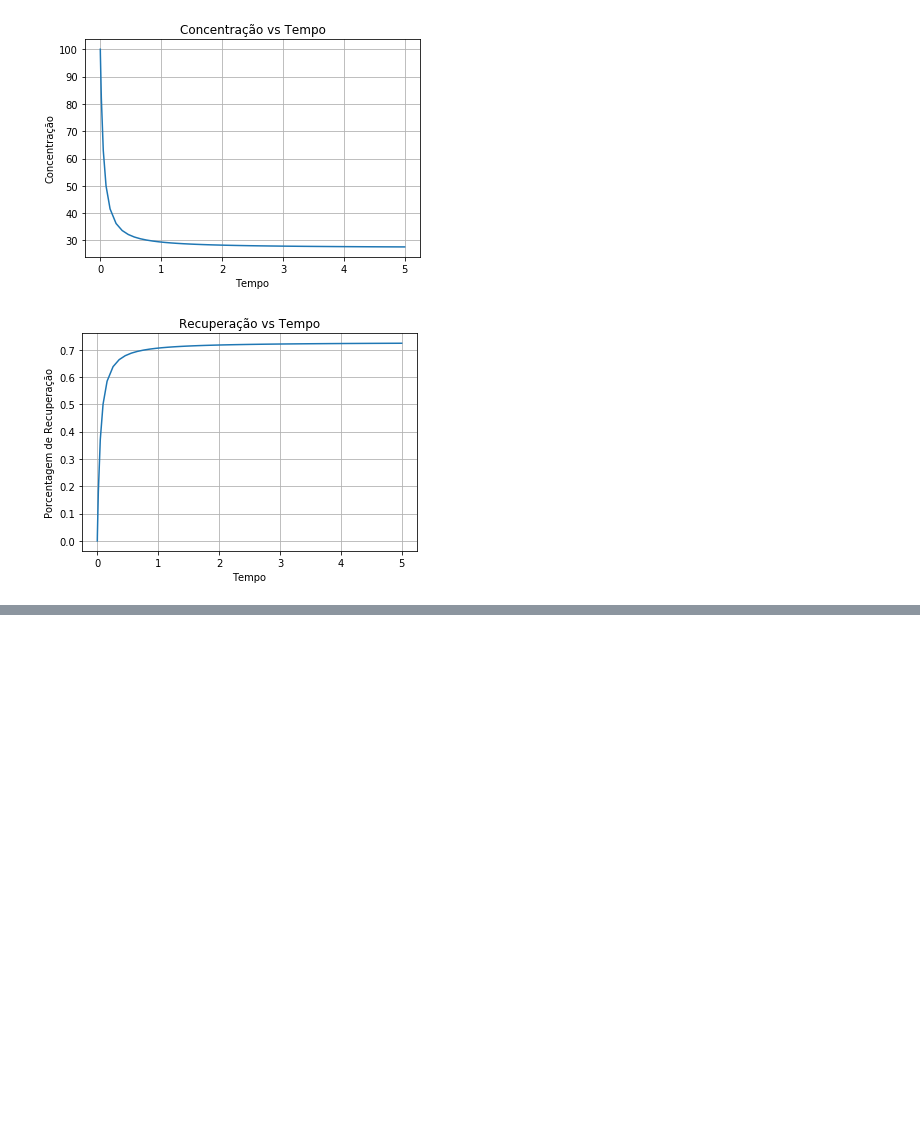
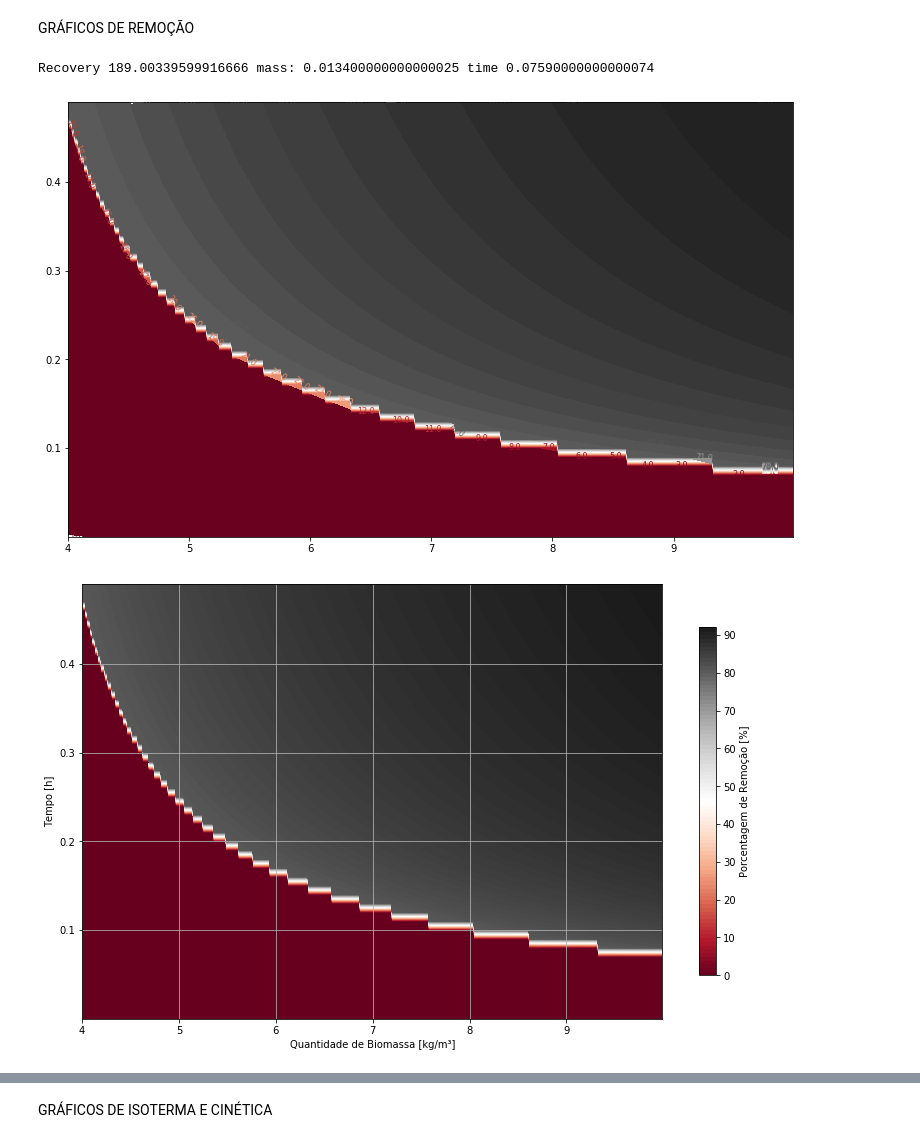
Before and after one commit to arthurcapati/adsorption, a Jupyter notebook: tanque_de_adsorcao.ipynb, the cells around one changed output, grey strips where cells are left out. Drawn from its saved outputs; the diff is of its cells as text; code cells hidden in the pictures; blank space fills up the shorter version.

```diff
--- a/tanque_de_adsorcao.ipynb
+++ b/tanque_de_adsorcao.ipynb
@@ -7,5 +8,5 @@ from scipy.integrate import quad, solve_ivp
 # %%
-class IsotermAdsorption:
+class Isoterm:
 
     @staticmethod
     def langmuir(Ce: float, qml: float, Kl: float):
@@ -121,16 +200,3 @@ class AdsorptionTank:
         plt.ylabel("Porcentagem de Recuperação")
         plt.title("Recuperação vs Tempo")
         plt.grid()
-# %%
-isoterm_dict = {'qml': 120.48, 'Kl': 1.59e-2}
-kinetics_dic = {'k': .12}
-tank = AdsorptionTank(IsotermAdsorption.langmuir, isoterm_dict, KineticsAdorption.second_order, knetics_dic)
-t, c = tank.calculate_concentration(100, 2, 1, 5)
-# %%
-tank.plot_concentration()
-# %% [output]
-[figure, removed]
-# %%
-tank.plot_recovery()
-# %% [output]
-[figure, removed]
@@ -136,0 +239,55 @@ tank.plot_recovery()
+# %% [markdown]
+GRÁFICOS DE REMOÇÃO
+# %%
+for adsorvent in ['biomass', 'coal']:
+    #LIMITES DO GRÁFICO
+    if adsorvent=='biomass':
+        mass_adsorptions = np.arange(4,10,0.01)
+        times = np.arange(0.0001, 0.5, 0.01)
+    else:
+        mass_adsorptions = np.arange(0.004,0.014,0.0001)
+        times = np.arange(0.05, 0.25, 0.0001)
+
+    MASS = np.array([[]])
+    TIME = np.array([[]])
+    REMOVE = np.array([[]])
+    i = 0
+
+    #GERA OS DADOS
+    for time in times:
+        time_array = np.array([])
+        mass_adsorption_array = np.array([])
+        removes = np.array([])
+        for mass_adsorption in mass_adsorptions:
+            remove = my_problem(time, mass_adsorption, adsorvent=adsorvent)
+            time_array =  np.append(time_array, time)
+            mass_adsorption_array =  np.append(mass_adsorption_array, mass_adsorption)
+            removes = np.append(removes, remove)
+
+        if i==0:
+            MASS = np.array([mass_adsorption_array])
+            TIME = np.array([time_array])
+            REMOVE = np.array([removes])
+        else:
+            TIME = np.append(TIME, [time_array], axis=0)
+            MASS = np.append(MASS, [mass_adsorption_array], axis=0)
+            REMOVE = np.append(REMOVE, [removes], axis=0)
+        i += 1
+
+    # GERA AS IMAGENS
+
+    fig, ax = plt.subplots(figsize=(13,8))
+    contours=ax.contourf(mass_adsorptions,times,REMOVE*100,100, cmap='RdGy')
+    fig, ax = plt.subplots(figsize=(13,8))
+    plt.contourf(mass_adsorptions,times,REMOVE, 1000, cmap='RdGy')
+    plt.colorbar(contours, shrink=0.80,label="Porcentagem de Remoção [%]")
+    plt.clabel(contours, inline=True, fontsize=8, fmt='%.1f')
+    plt.xlabel('Quantidade de Biomassa [kg/m³]')
+    plt.ylabel('Tempo [h]')
+    # plt.title('Porcentagem em função do tempo e quantidade de biomassa ')
+    plt.grid()
+    plt.savefig(f'images/{adsorvent}_remotion_graph.png')
+# %% [output]
+Recovery 189.00339599916666 mass: 0.013400000000000025 time 0.07590000000000074
+[figure, added]
+[figure, added]
@@ -136,0 +296,2 @@ tank.plot_recovery()
+# %% [markdown]
+GRÁFICOS DE ISOTERMA E CINÉTICA
```
Also changed, not shown: parts of 11 cells of this notebook, 8 other files.
